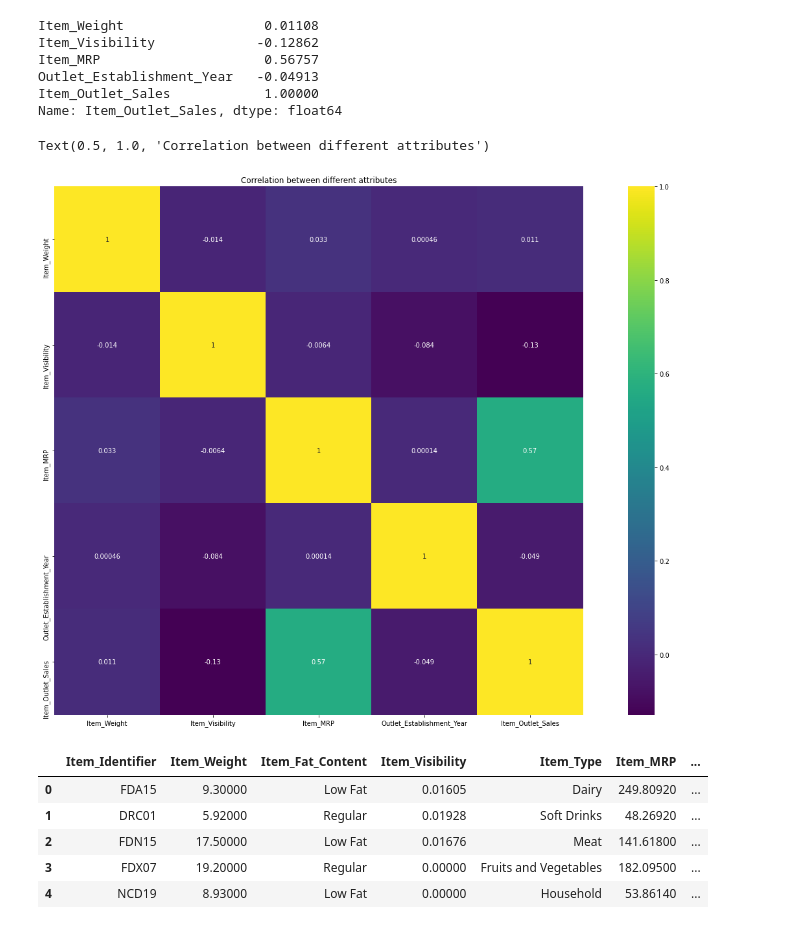
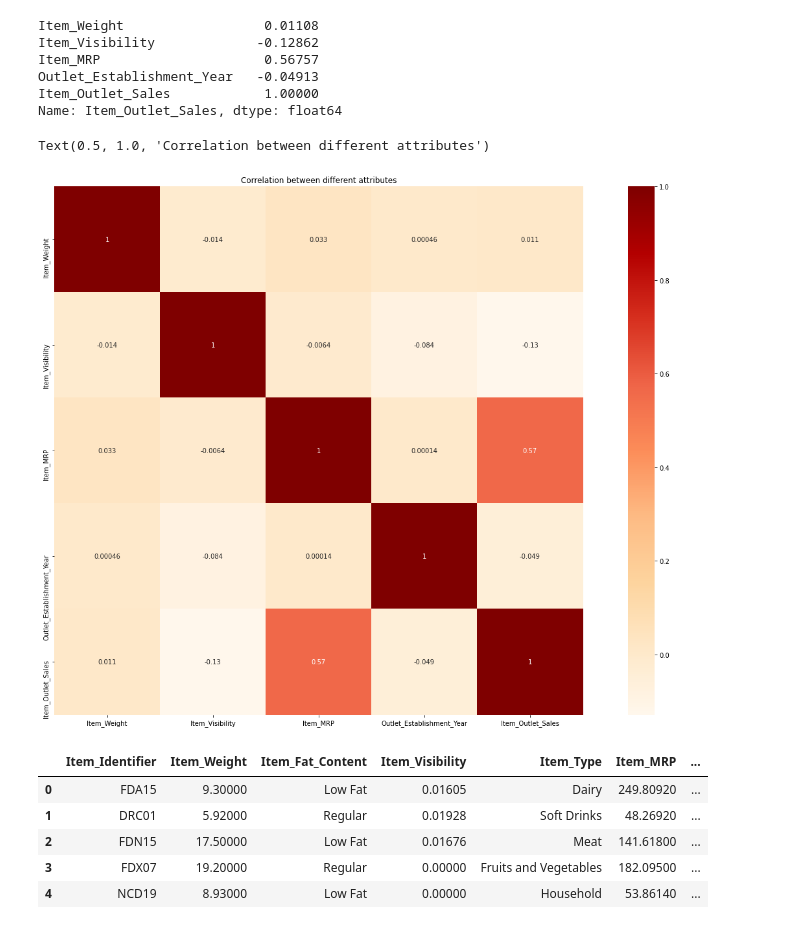
Before and after one commit to yisuuum/practice, a Jupyter notebook: try2.ipynb, the cells around one changed output. Drawn from its saved outputs; the diff is of its cells as text; code cells hidden in the pictures.

```diff
--- a/try2.ipynb
+++ b/try2.ipynb
@@ -393,11 +418,11 @@ Item_Outlet_Sales            1.00000
 Name: Item_Outlet_Sales, dtype: float64
 # %%
 plt.figure(figsize=(25,15))
-sns.heatmap(data.corr(), vmax=1, square=True, annot=True, cmap='viridis')
+sns.heatmap(data.corr(), vmax=1, square=True, annot=True, cmap='OrRd')
 plt.title("Correlation between different attributes")
 # %% [output]
 Text(0.5, 1.0, 'Correlation between different attributes')
-[figure, old version]
+[figure, new version]
 # %%
 data.head()
 # %% [output]
```
Also changed, not shown: parts of 107 cells of this notebook.
